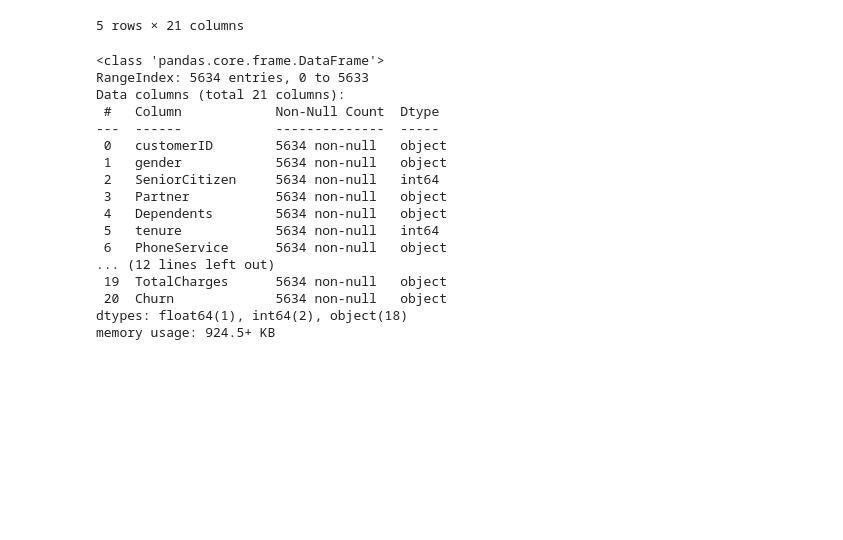
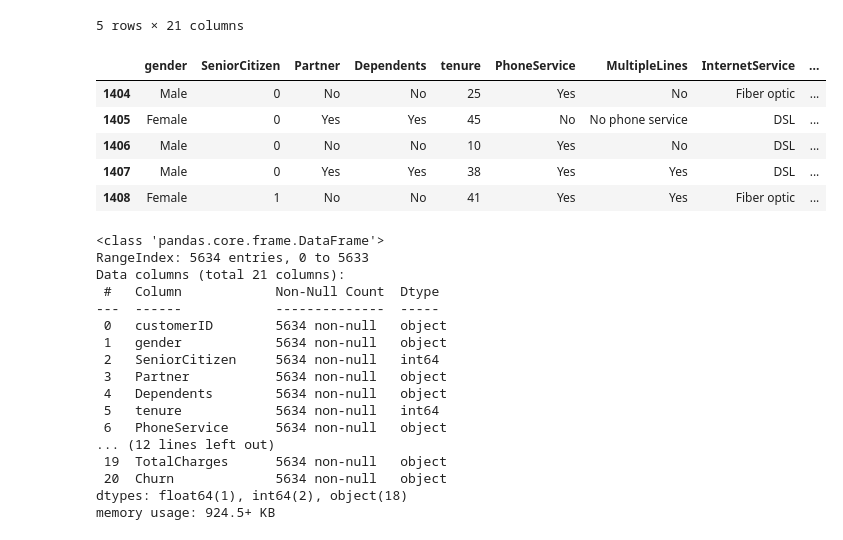
Before and after one commit to Ahmad223455322/Deep-la-rning-Linja-r_reg, a Jupyter notebook: Ahmad_Zarzar_XGboost.ipynb, the cells around one changed output. Drawn from its saved outputs; the diff is of its cells as text; code cells hidden in the pictures; blank space fills up the shorter version.

```diff
--- a/Ahmad_Zarzar_XGboost.ipynb
+++ b/Ahmad_Zarzar_XGboost.ipynb
@@ -31,6 +32,15 @@ train_churn.tail()
 | 5632 | 3521-SYVOR | Female | 0 | No | No | 37 | Yes | No | ... |
 | 5633 | 5453-AXEPF | Male | 0 | Yes | No | 17 | Yes | Yes | ... |
 5 rows × 21 columns
+# %%
+test_churn.tail()
+# %% [output]
+|  | gender | SeniorCitizen | Partner | Dependents | tenure | PhoneService | MultipleLines | InternetService | ... |
+| 1404 | Male | 0 | No | No | 25 | Yes | No | Fiber optic | ... |
+| 1405 | Female | 0 | Yes | Yes | 45 | No | No phone service | DSL | ... |
+| 1406 | Male | 0 | No | No | 10 | Yes | No | DSL | ... |
+| 1407 | Male | 0 | Yes | Yes | 38 | Yes | Yes | DSL | ... |
+| 1408 | Female | 1 | No | No | 41 | Yes | Yes | Fiber optic | ... |
 # %%
 train_churn.info()
 # %% [output]
```
Also changed, not shown: parts of 8 cells of this notebook.
